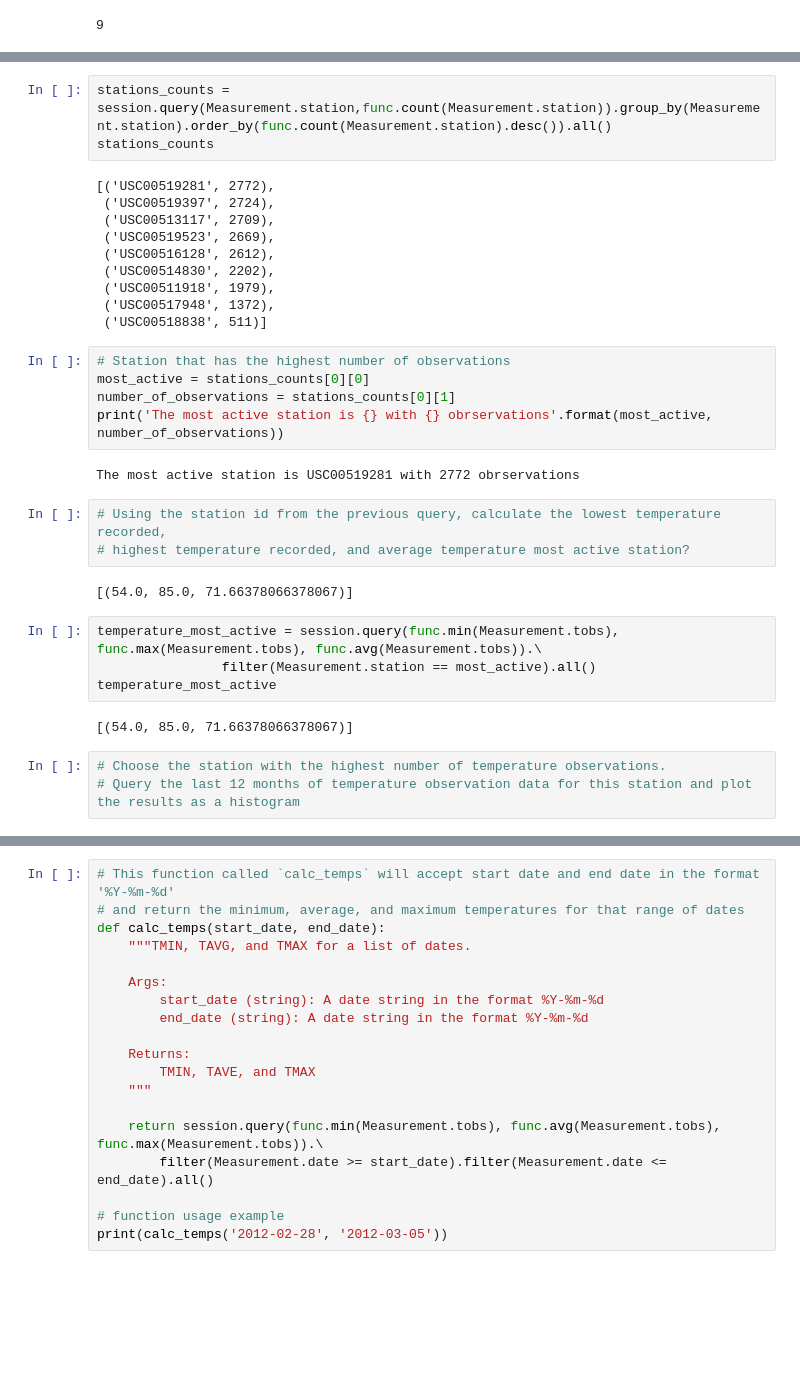
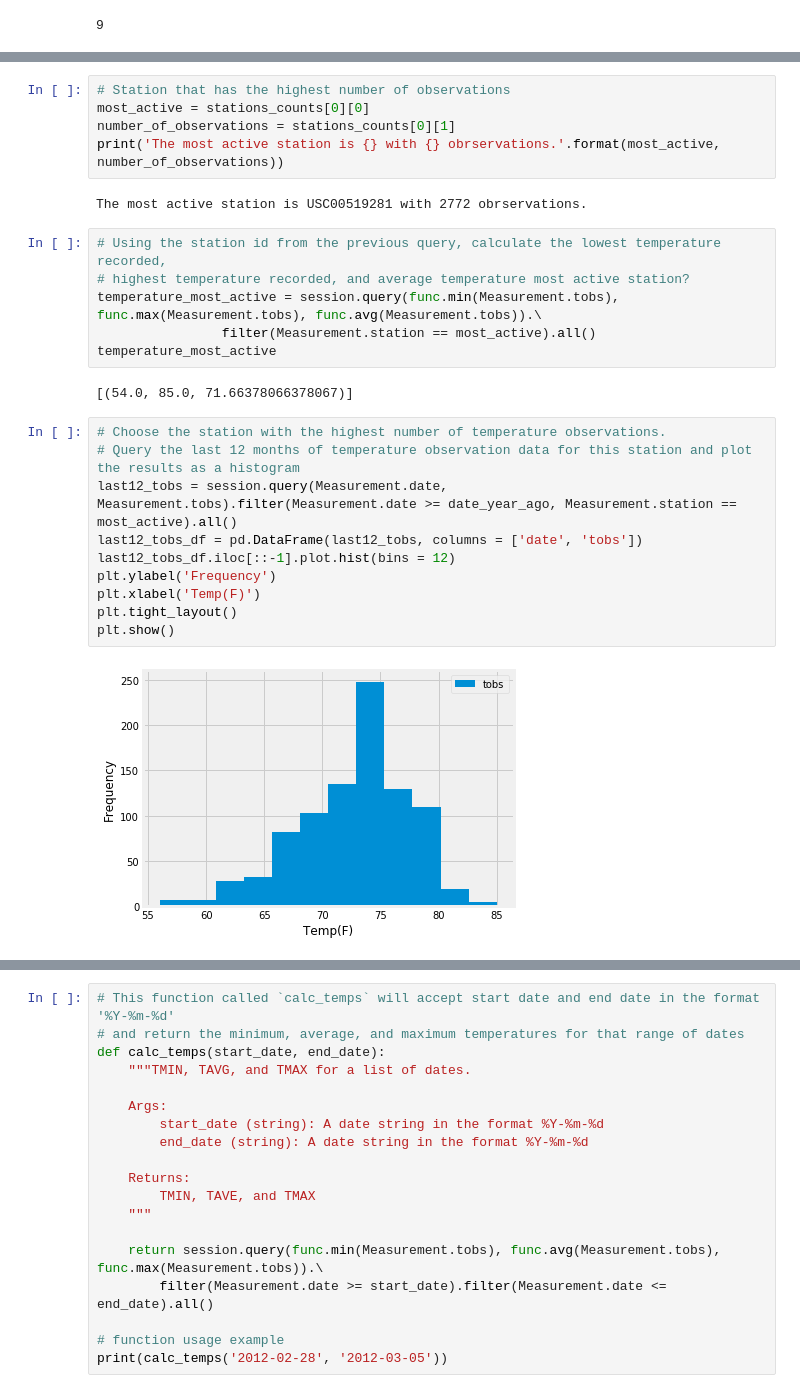
Before and after one commit to ipvirg/Surfs_Up_Climate_Analysis, a Jupyter notebook: climate_main.ipynb, the cells around one changed output, grey strips where cells are left out. Cells and saved outputs as stored; diff of their text form; blank space fills up the shorter version.

```diff
--- a/climate_main.ipynb
+++ b/climate_main.ipynb
@@ -171,34 +161,27 @@ number_of_stations
-# %%
-stations_counts = session.query(Measurement.station,func.count(Measurement.station)).group_by(Measurement.station).order_by(func.count(Measurement.station).desc()).all()
-stations_counts
-# %% [output]
-[('USC00519281', 2772),
- ('USC00519397', 2724),
- ('USC00513117', 2709),
- ('USC00519523', 2669),
- ('USC00516128', 2612),
- ('USC00514830', 2202),
- ('USC00511918', 1979),
- ('USC00517948', 1372),
- ('USC00518838', 511)]
 # %%
 # Station that has the highest number of observations
 most_active = stations_counts[0][0]
 number_of_observations = stations_counts[0][1]
-print('The most active station is {} with {} obrservations'.format(most_active, number_of_observations))
+print('The most active station is {} with {} obrservations.'.format(most_active, number_of_observations))
 # %% [output]
-The most active station is USC00519281 with 2772 obrservations
+The most active station is USC00519281 with 2772 obrservations.
 # %%
 # Using the station id from the previous query, calculate the lowest temperature recorded,
 # highest temperature recorded, and average temperature most active station?
+temperature_most_active = session.query(func.min(Measurement.tobs), func.max(Measurement.tobs), func.avg(Measurement.tobs)).\
+                filter(Measurement.station == most_active).all()
+temperature_most_active
 # %% [output]
 [(54.0, 85.0, 71.66378066378067)]
-# %%
-temperature_most_active = session.query(func.min(Measurement.tobs), func.max(Measurement.tobs), func.avg(Measurement.tobs)).\
-                filter(Measurement.station == most_active).all()
-temperature_most_active
-# %% [output]
-[(54.0, 85.0, 71.66378066378067)]
 # %%
 # Choose the station with the highest number of temperature observations.
 # Query the last 12 months of temperature observation data for this station and plot the results as a histogram
+last12_tobs = session.query(Measurement.date, Measurement.tobs).filter(Measurement.date >= date_year_ago, Measurement.station == most_active).all()
+last12_tobs_df = pd.DataFrame(last12_tobs, columns = ['date', 'tobs'])
+last12_tobs_df.iloc[::-1].plot.hist(bins = 12)
+plt.ylabel('Frequency')
+plt.xlabel('Temp(F)')
+plt.tight_layout()
+plt.show()
+# %% [output]
+[figure, added]
```
Also changed, not shown: parts of 20 cells of this notebook, 2 other files.
